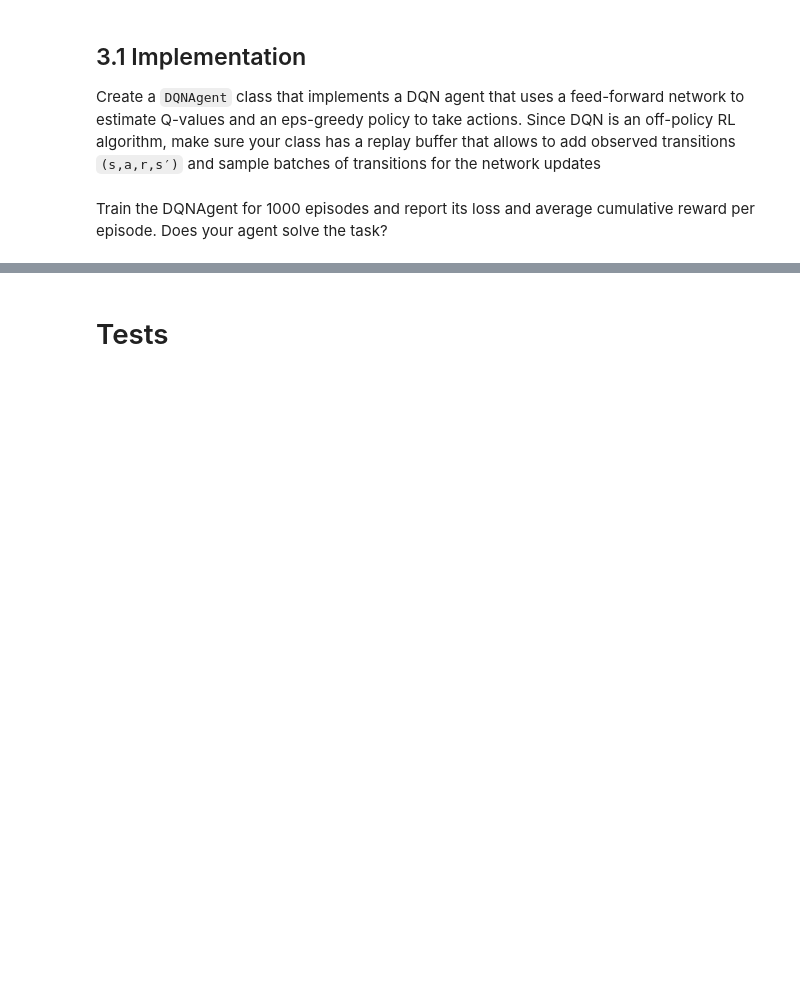
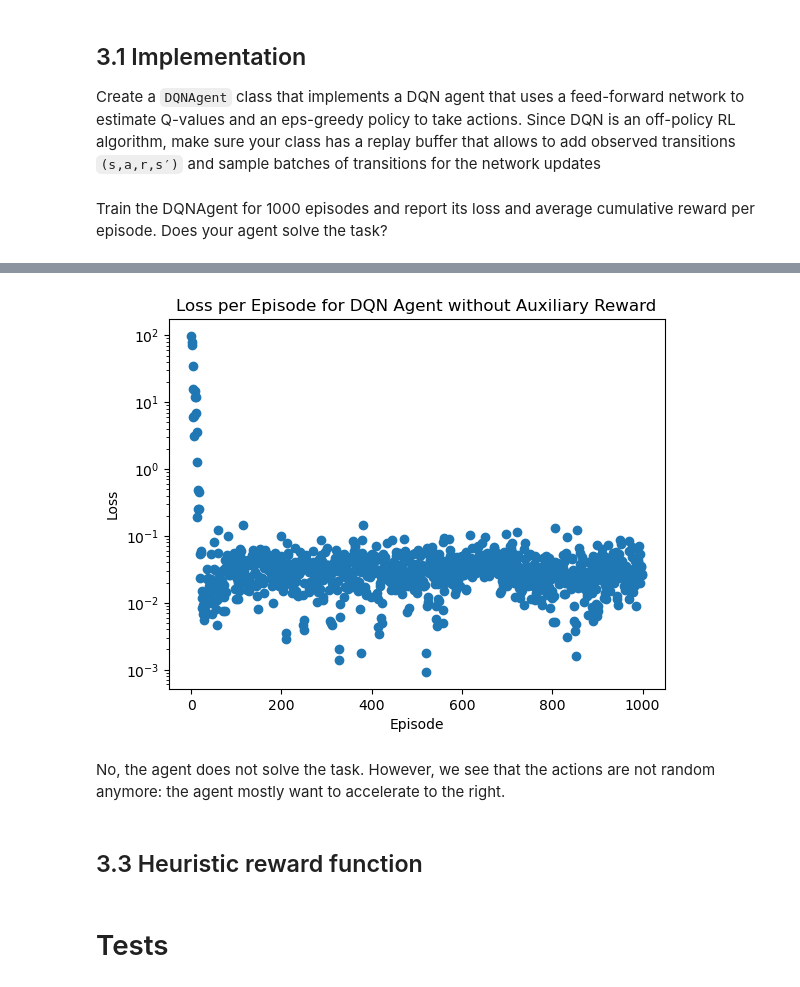
Before and after one commit to phellich/ann_project, a Jupyter notebook: main.ipynb, the cells around one changed output, grey strips where cells are left out. Saved outputs shown, nothing was run; the diff lists cells and outputs as text; code cells hidden in the pictures; blank space fills up the shorter version.

```diff
--- a/main.ipynb
+++ b/main.ipynb
@@ -223,7 +175,7 @@ Does your agent solve the task?
 # %%
 env = gym.make('MountainCar-v0')
 
-agent = DQNAgent(env, eps=0.1)
+agent = DQNAgent(env, auxiliary_reward=False, eps=0.1)
 episode_durations = []
 episode_rewards = []
 episode_losses = []
@@ -256,6 +210,10 @@ print(f"The average cumulative reward per episode is {sum(episode_rewards)/n_epi
 # %%
-plt.scatter(range(n_episodes), episode_loss)
+episode_losses_array = [x.detach().numpy() for x in episode_losses]
+plt.scatter(range(n_episodes), episode_losses_array)
+plt.yscale("log")
 plt.xlabel('Episode')
 plt.ylabel('Loss')
 plt.title('Loss per Episode for DQN Agent without Auxiliary Reward')
 plt.show()
+# %% [output]
+[figure, added]
@@ -261,0 +237,4 @@ plt.show()
+# %% [markdown]
+No, the agent does not solve the task. However, we see that the actions are not random anymore: the agent mostly want to accelerate to the right.
+# %% [markdown]
+## 3.3 Heuristic reward function
```
Also changed, not shown: parts of 6 cells of this notebook.
